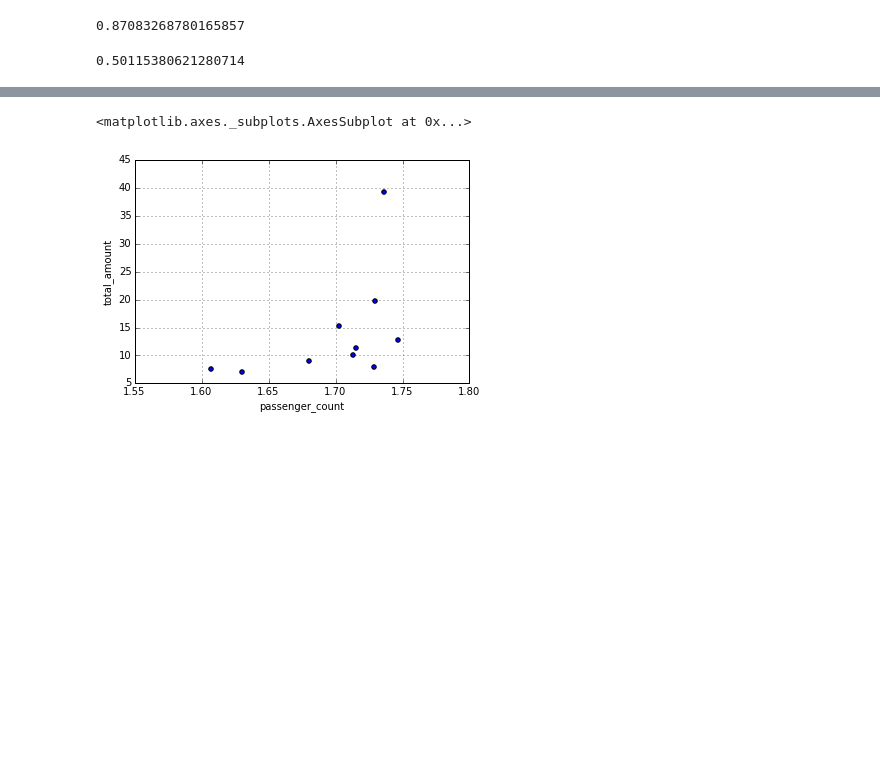
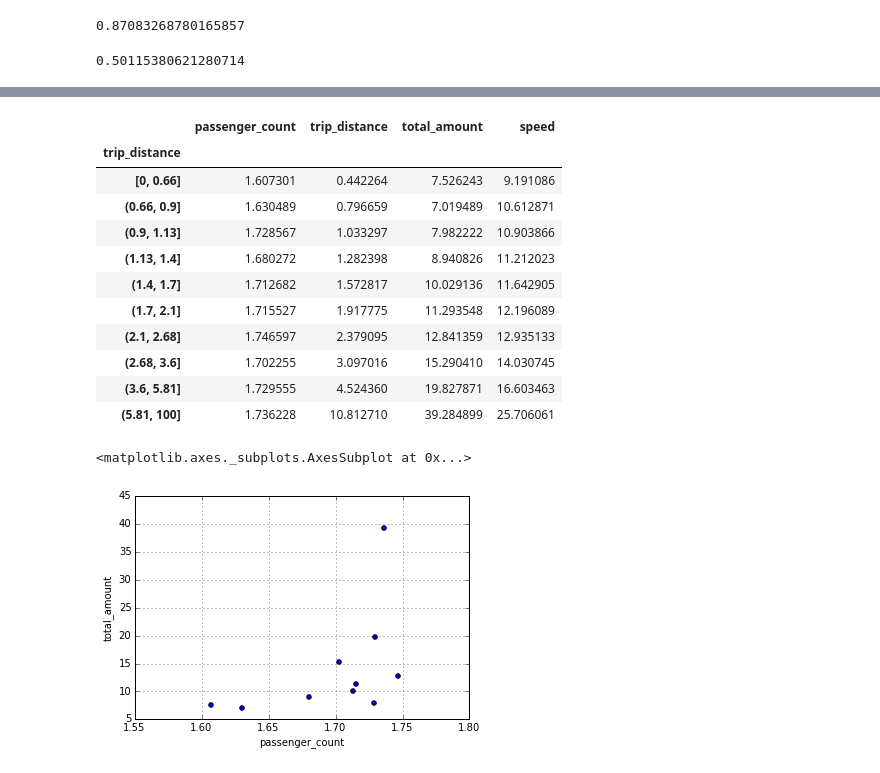
Before and after one commit to jreback/metis, a Jupyter notebook: Taxi Data.ipynb, the cells around one changed output, grey strips where cells are left out. Drawn from its saved outputs; the diff is of its cells as text; code cells hidden in the pictures; blank space fills up the shorter version.

```diff
--- a/Taxi Data.ipynb
+++ b/Taxi Data.ipynb
@@ -385,3 +388,19 @@ NameError: name 'r' is not defined
+# %%
+td = g.mean()
+td
+# %% [output]
+|  | passenger_count | trip_distance | total_amount | speed |
+| trip_distance |  |  |  |  |
+| [0, 0.66] | 1.607301 | 0.442264 | 7.526243 | 9.191086 |
+| (0.66, 0.9] | 1.630489 | 0.796659 | 7.019489 | 10.612871 |
+| (0.9, 1.13] | 1.728567 | 1.033297 | 7.982222 | 10.903866 |
+| (1.13, 1.4] | 1.680272 | 1.282398 | 8.940826 | 11.212023 |
+| (1.4, 1.7] | 1.712682 | 1.572817 | 10.029136 | 11.642905 |
+| (1.7, 2.1] | 1.715527 | 1.917775 | 11.293548 | 12.196089 |
+| (2.1, 2.68] | 1.746597 | 2.379095 | 12.841359 | 12.935133 |
+| (2.68, 3.6] | 1.702255 | 3.097016 | 15.290410 | 14.030745 |
+| (3.6, 5.81] | 1.729555 | 4.524360 | 19.827871 | 16.603463 |
+| (5.81, 100] | 1.736228 | 10.812710 | 39.284899 | 25.706061 |
 # %%
 td.plot('passenger_count','total_amount',kind='scatter')
 # %% [output]
```
Also changed, not shown: parts of 5 cells of this notebook.
